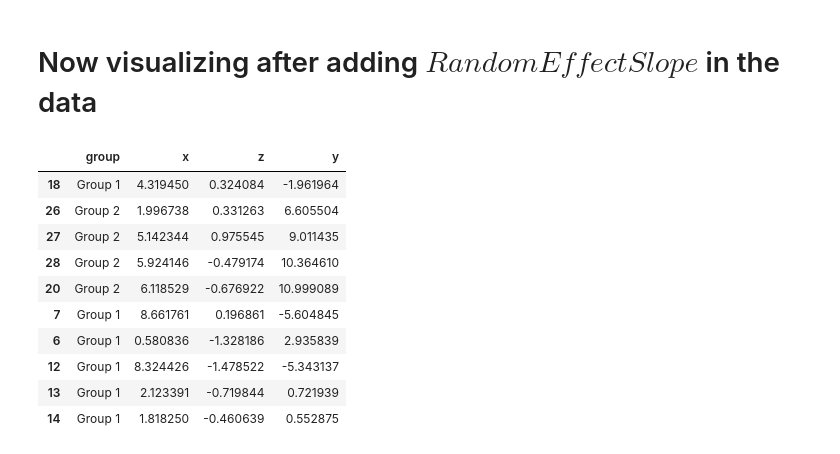
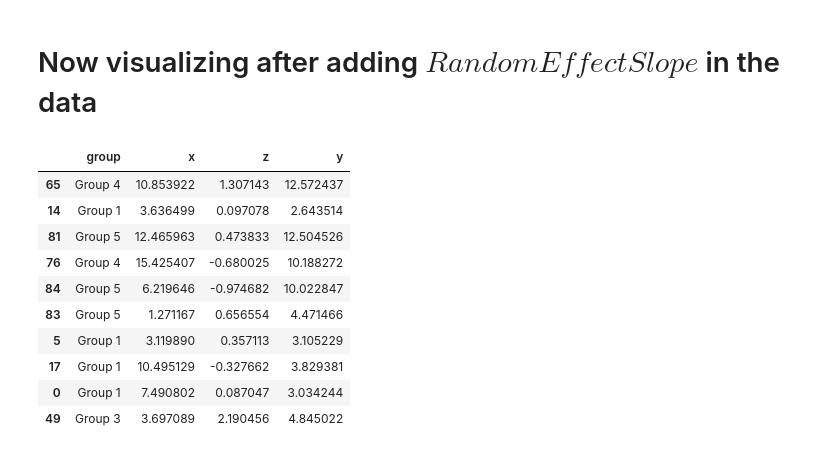
Before and after one commit to Data-200-Class/Data200, a Jupyter notebook: Week3/LMM.ipynb, the cells around one changed output. Drawn from its saved outputs; the diff is of its cells as text; code cells hidden in the pictures.

```diff
--- a/Week3/LMM.ipynb
+++ b/Week3/LMM.ipynb
@@ -9,3 +9,6 @@ import statsmodels.api as sm
 from statsmodels.regression.mixed_linear_model import MixedLM
 # %% [markdown]
 # Generating Data Points ourselves
+# %%
+for i in range(2):
+    print(i)
@@ -124,41 +147,41 @@ plt.show()
 # Now visualizing after adding $Random Effect Slope$ in the data
 # %%
 np.random.seed(42)
-n_groups = 2
+n_groups = 5
 group_size = 20
 # Generate data with random intercepts and slopes
 data = {
     "group": np.repeat([f"Group {i + 1}" for i in range(n_groups)], group_size),
-    "x": np.random.uniform(0, 10, n_groups * group_size),
+    "x": np.random.uniform(0, 20, n_groups * group_size),
     "z": np.random.normal(0, 1, n_groups * group_size),
 }
 
 # Generate random intercepts and slopes for each group
 random_intercepts = np.random.normal(0, 2, n_groups)  # Random intercepts with SD=2
 random_slopes = np.random.normal(0, 0.5, n_groups)    # Random slopes with SD=0.5
 
 data["y"] = (
     2.0  # Fixed intercept
     + 0.5 * data["x"]  # Fixed slope
     + np.repeat(random_intercepts, group_size)  # Random intercepts
     + np.repeat(random_slopes, group_size) * data["x"]  # Random slopes
     + np.random.normal(0, 1, n_groups * group_size)  # Residual error
 )
 
 df = pd.DataFrame(data)
 df.sample(10)
 # %% [output]
 |  | group | x | z | y |
-| 18 | Group 1 | 4.319450 | 0.324084 | -1.961964 |
-| 26 | Group 2 | 1.996738 | 0.331263 | 6.605504 |
-| 27 | Group 2 | 5.142344 | 0.975545 | 9.011435 |
-| 28 | Group 2 | 5.924146 | -0.479174 | 10.364610 |
-| 20 | Group 2 | 6.118529 | -0.676922 | 10.999089 |
-| 7 | Group 1 | 8.661761 | 0.196861 | -5.604845 |
-| 6 | Group 1 | 0.580836 | -1.328186 | 2.935839 |
-| 12 | Group 1 | 8.324426 | -1.478522 | -5.343137 |
-| 13 | Group 1 | 2.123391 | -0.719844 | 0.721939 |
-| 14 | Group 1 | 1.818250 | -0.460639 | 0.552875 |
+| 65 | Group 4 | 10.853922 | 1.307143 | 12.572437 |
+| 14 | Group 1 | 3.636499 | 0.097078 | 2.643514 |
+| 81 | Group 5 | 12.465963 | 0.473833 | 12.504526 |
+| 76 | Group 4 | 15.425407 | -0.680025 | 10.188272 |
+| 84 | Group 5 | 6.219646 | -0.974682 | 10.022847 |
+| 83 | Group 5 | 1.271167 | 0.656554 | 4.471466 |
+| 5 | Group 1 | 3.119890 | 0.357113 | 3.105229 |
+| 17 | Group 1 | 10.495129 | -0.327662 | 3.829381 |
+| 0 | Group 1 | 7.490802 | 0.087047 | 3.034244 |
+| 49 | Group 3 | 3.697089 | 2.190456 | 4.845022 |
 # %%
 # Fit linear mixed model with random intercept and slope
 exog = sm.add_constant(df[["x"]])  # Fixed effects design matrix
```
Also changed, not shown: parts of 11 cells of this notebook, 2 other files.
